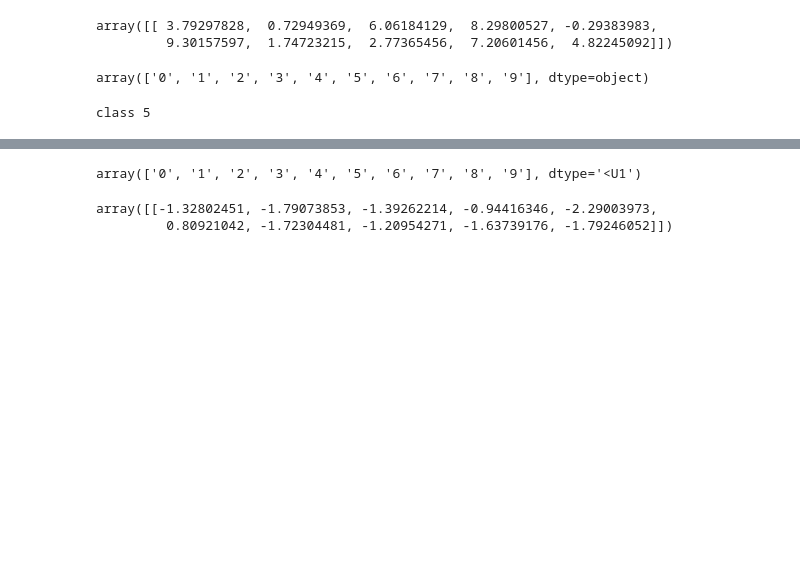
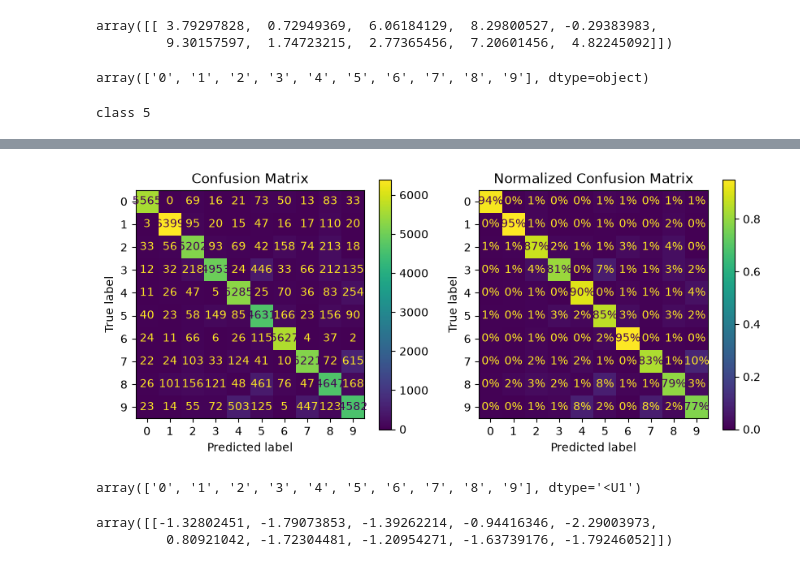
Before and after one commit to asrevo-applied-ml/basic-ml, a Jupyter notebook: classifications.ipynb, the cells around one changed output, grey strips where cells are left out. Cells and saved outputs as stored; diff of their text form; code cells hidden in the pictures; blank space fills up the shorter version.

```diff
--- a/classifications.ipynb
+++ b/classifications.ipynb
@@ -200,4 +196,4 @@ print(f"class {clf.classes_[decisions.argmax()]}")
 # %% [output]
 class 5
 # %%
-y_train_predict_2000=cross_val_predict(SGDClassifier(random_state=42),x_train,y_train,cv=3)
+y_train_predict=cross_val_predict(SGDClassifier(random_state=42),x_train,y_train,cv=3)
@@ -211,3 +200,14 @@ ConfusionMatrixDisplay.from_predictions(y_train,y_train_predict_2000,normalize="
+# %%
+
+fig,axis=plt.subplots(1,2, figsize=(10, 4))
+ConfusionMatrixDisplay.from_predictions(y_train,y_train_predict,ax=axis[0])
+ConfusionMatrixDisplay.from_predictions(y_train,y_train_predict,normalize="true",values_format=".0%",ax=axis[1])
+
+axis[0].set_title("Confusion Matrix")
+axis[1].set_title("Normalized Confusion Matrix")
+plt.show()
+# %% [output]
+[figure, added]
 # %%
 from sklearn.multiclass import  OneVsRestClassifier
 
```
Also changed, not shown: parts of 29 cells of this notebook.
